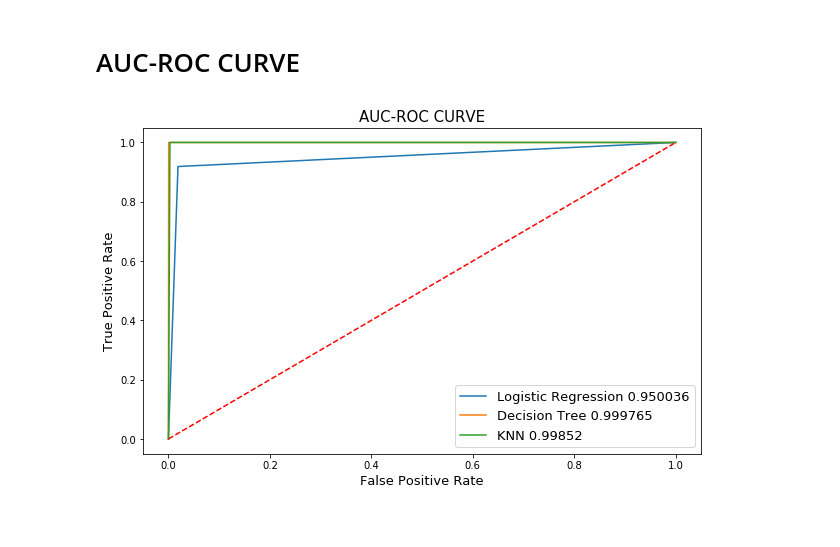
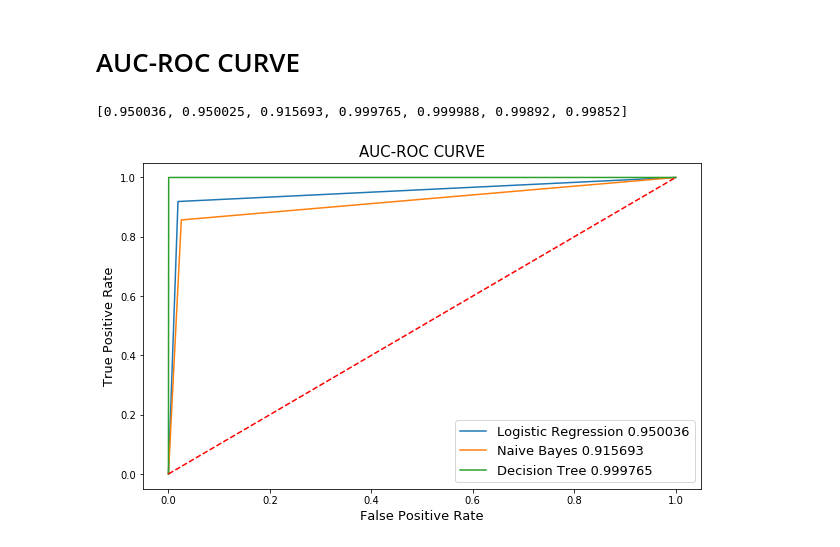
Before and after one commit to Rachit005/Python, a Jupyter notebook: Credit Card Fraud Analysis/Credit Card.ipynb, the cells around one changed output. Cells and saved outputs as stored; diff of their text form; code cells hidden in the pictures.

Commit message:
Added Naive Bayes

```diff
--- a/Credit Card Fraud Analysis/Credit Card.ipynb
+++ b/Credit Card Fraud Analysis/Credit Card.ipynb
@@ -220,0 +282,5 @@ Accuracy Score : 0.952
+# %%
+gb = GaussianNB()
+gb.fit(X_train,Y_train)
+Y_pred_nb = gb.predict(X_test)
+test['Naive Bayes'] = Y_pred_nb
@@ -367,28 +455,32 @@ for i in test.columns[1:]:
     fpr.append(f)
     tpr.append(t)
     auc1.append(a)
+# %%
+auc1
+# %% [output]
+[0.950036, 0.950025, 0.915693, 0.999765, 0.999988, 0.99892, 0.99852]
 # %%
 plt.figure(figsize = (10,6))
 plt.title('AUC-ROC CURVE', fontsize = 15)
 cl = list(test.columns[1:])
 
 #for i in range(6):
-#    if i%2 == 0:
-#        la = cl[i]+' '+str(auc1[i])
-#        plt.plot(fpr[i],tpr[i], label = la)
+#    la = cl[i]+' '+str(auc1[i])
+#    plt.plot(fpr[i],tpr[i], label = la)
 
 
 plt.plot(fpr[0],tpr[0], label = str('Logistic Regression'+' '+str(auc1[0])))
 #plt.plot(fpr[1],tpr[1], label = str('Logistic Regression using CV'+' '+str(auc1[1])))
-plt.plot(fpr[2],tpr[2], label = str('Decision Tree'+' '+str(auc1[2])))
-#plt.plot(fpr[3],tpr[3], label = str('Bagging'+' '+str(auc1[3])))
-#plt.plot(fpr[4],tpr[4], label = str('SVM'+' '+str(auc1[4])))
-plt.plot(fpr[5],tpr[5], label = str('KNN'+' '+str(auc1[5])))
+plt.plot(fpr[2],tpr[2], label = str('Naive Bayes'+' '+str(auc1[2])))
+plt.plot(fpr[3],tpr[3], label = str('Decision Tree'+' '+str(auc1[3])))
+#plt.plot(fpr[4],tpr[4], label = str('Bagging'+' '+str(auc1[4])))
+#plt.plot(fpr[5],tpr[5], label = str('SVM'+' '+str(auc1[5])))
+#plt.plot(fpr[6],tpr[6], label = str('KNN'+' '+str(auc1[6])))
 
 plt.plot([0,1],[0,1],'r--')
 plt.legend(loc = 0, fontsize = 13)
 plt.xlabel('False Positive Rate', fontsize = 13)
 plt.ylabel('True Positive Rate', fontsize = 13)
 plt.show()
 # %% [output]
-[figure, old version]
+[figure, new version]
```
Also changed, not shown: parts of 7 cells of this notebook, 1 other file.
